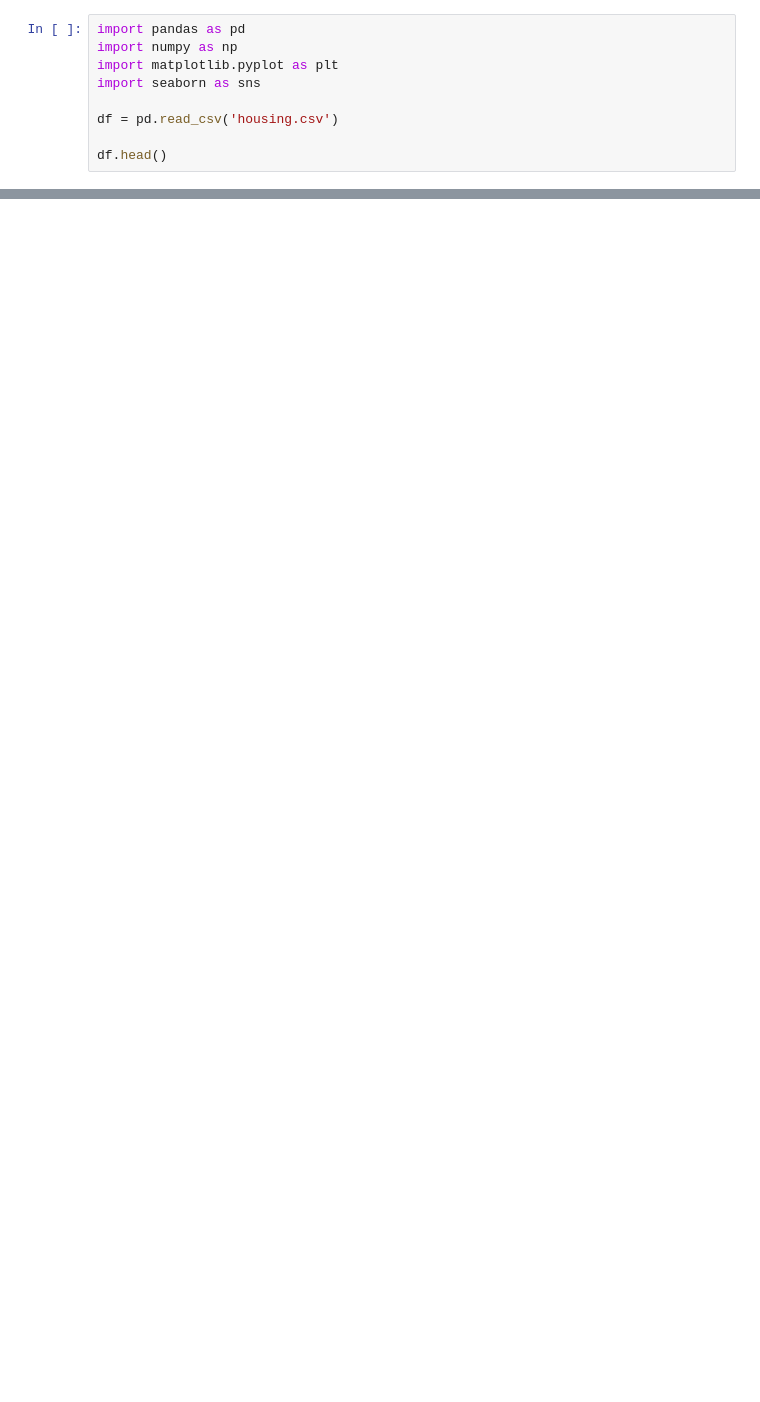
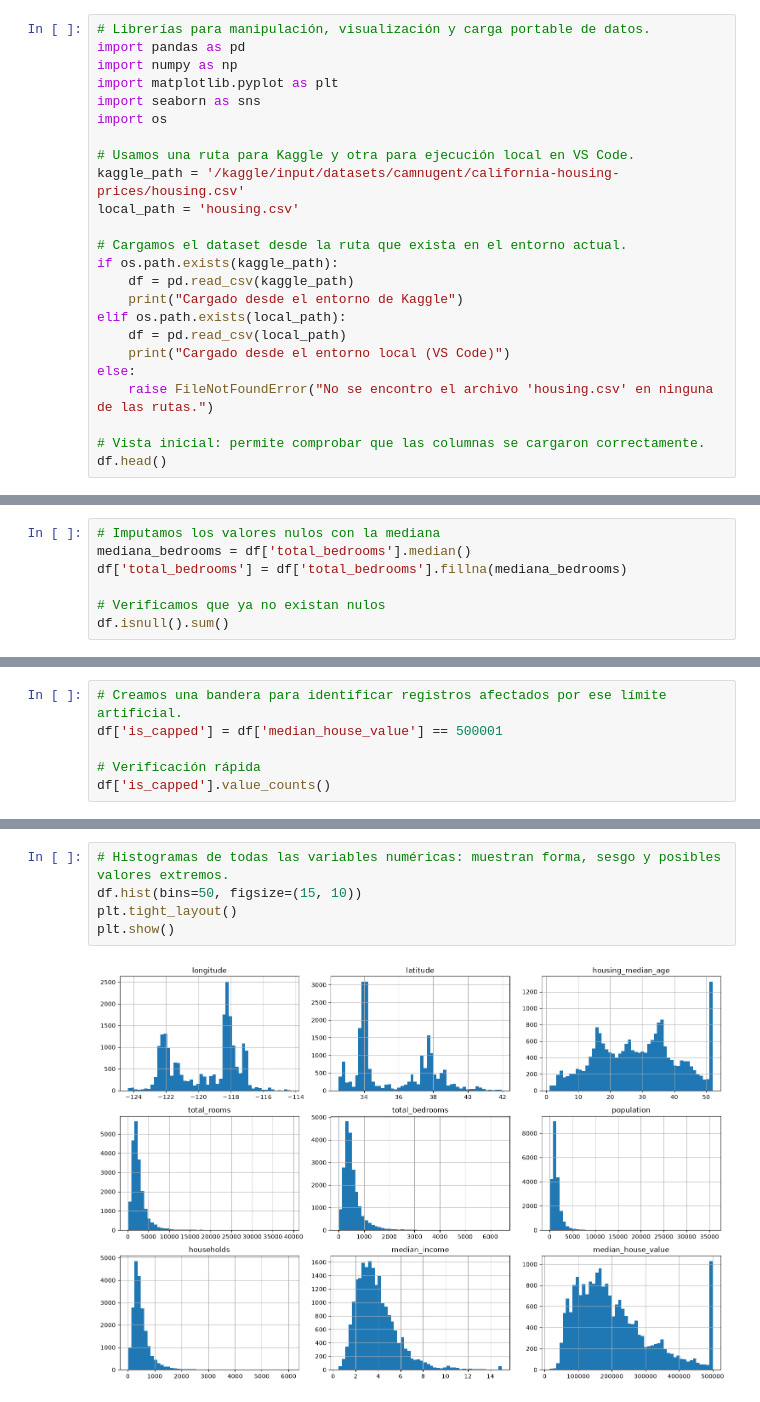
Before and after one commit to IvanOcampos/california-housing-energy-analytics, a Jupyter notebook: california-housing.ipynb, the cells around one changed output, grey strips where cells are left out. Cells and saved outputs as stored; diff of their text form; blank space fills up the shorter version.

```diff
--- a/california-housing.ipynb
+++ b/california-housing.ipynb
@@ -3,11 +1,26 @@
 # %%
+# Librerías para manipulación, visualización y carga portable de datos.
 import pandas as pd
 import numpy as np
 import matplotlib.pyplot as plt
 import seaborn as sns
+import os
 
-df = pd.read_csv('housing.csv')
+# Usamos una ruta para Kaggle y otra para ejecución local en VS Code.
+kaggle_path = '/kaggle/input/datasets/camnugent/california-housing-prices/housing.csv'
+local_path = 'housing.csv'
 
+# Cargamos el dataset desde la ruta que exista en el entorno actual.
+if os.path.exists(kaggle_path):
+    df = pd.read_csv(kaggle_path)
+    print("Cargado desde el entorno de Kaggle")
+elif os.path.exists(local_path):
+    df = pd.read_csv(local_path)
+    print("Cargado desde el entorno local (VS Code)")
+else:
+    raise FileNotFoundError("No se encontro el archivo 'housing.csv' en ninguna de las rutas.")
+
+# Vista inicial: permite comprobar que las columnas se cargaron correctamente.
 df.head()
 # %% [output]
 |  | longitude | latitude | housing_median_age | total_rooms | total_bedrooms | population | households | ... |
@@ -62,3 +78,10 @@ median_income           0
 median_house_value      0
 ocean_proximity         0
 dtype: int64
+# %%
+# Imputamos los valores nulos con la mediana
+mediana_bedrooms = df['total_bedrooms'].median()
+df['total_bedrooms'] = df['total_bedrooms'].fillna(mediana_bedrooms)
+
+# Verificamos que ya no existan nulos
+df.isnull().sum()
@@ -64,0 +128,6 @@ dtype: int64
+# %%
+# Creamos una bandera para identificar registros afectados por ese límite artificial.
+df['is_capped'] = df['median_house_value'] == 500001
+
+# Verificación rápida
+df['is_capped'].value_counts()
@@ -64,0 +177,7 @@ dtype: int64
+# %%
+# Histogramas de todas las variables numéricas: muestran forma, sesgo y posibles valores extremos.
+df.hist(bins=50, figsize=(15, 10))
+plt.tight_layout()
+plt.show()
+# %% [output]
+[figure, added]
```
Also changed, not shown: parts of 24 cells of this notebook, 2 other files.
